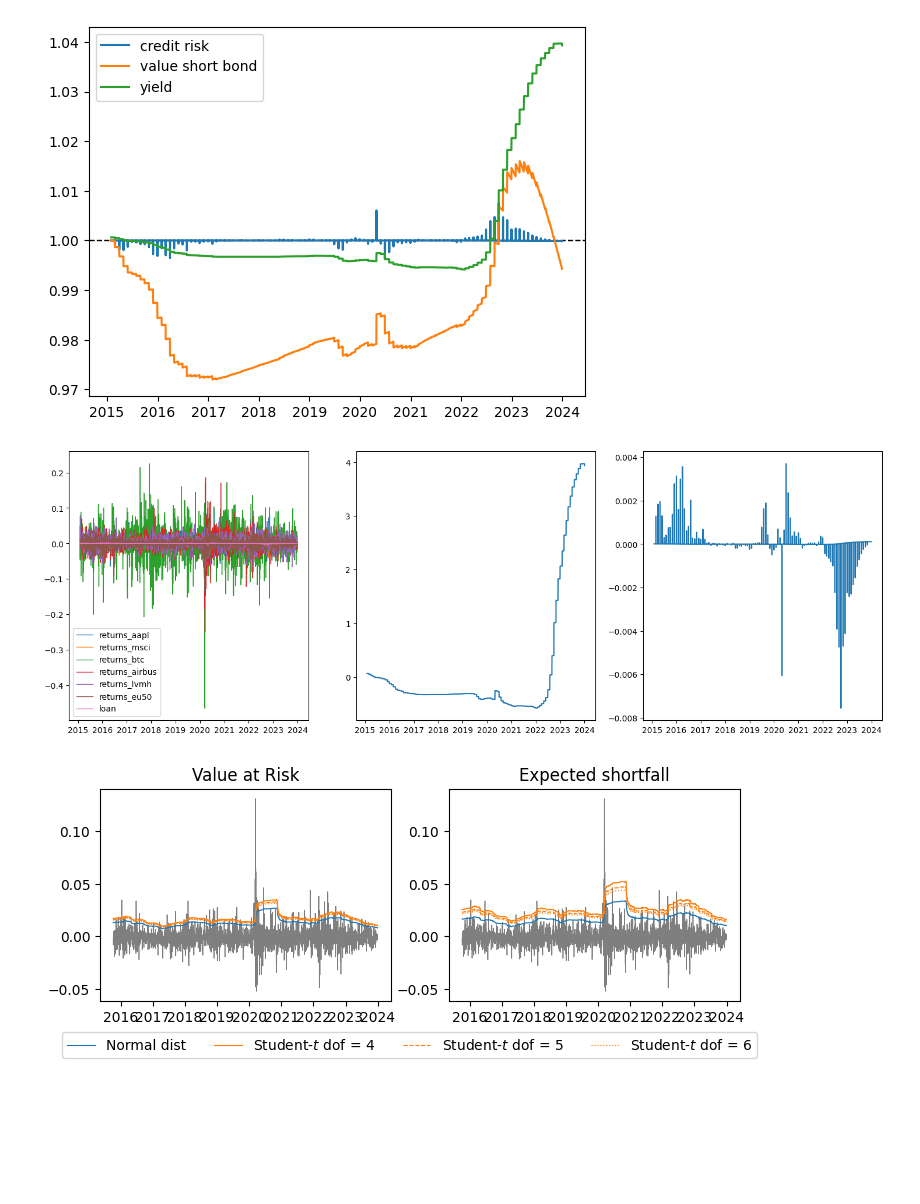
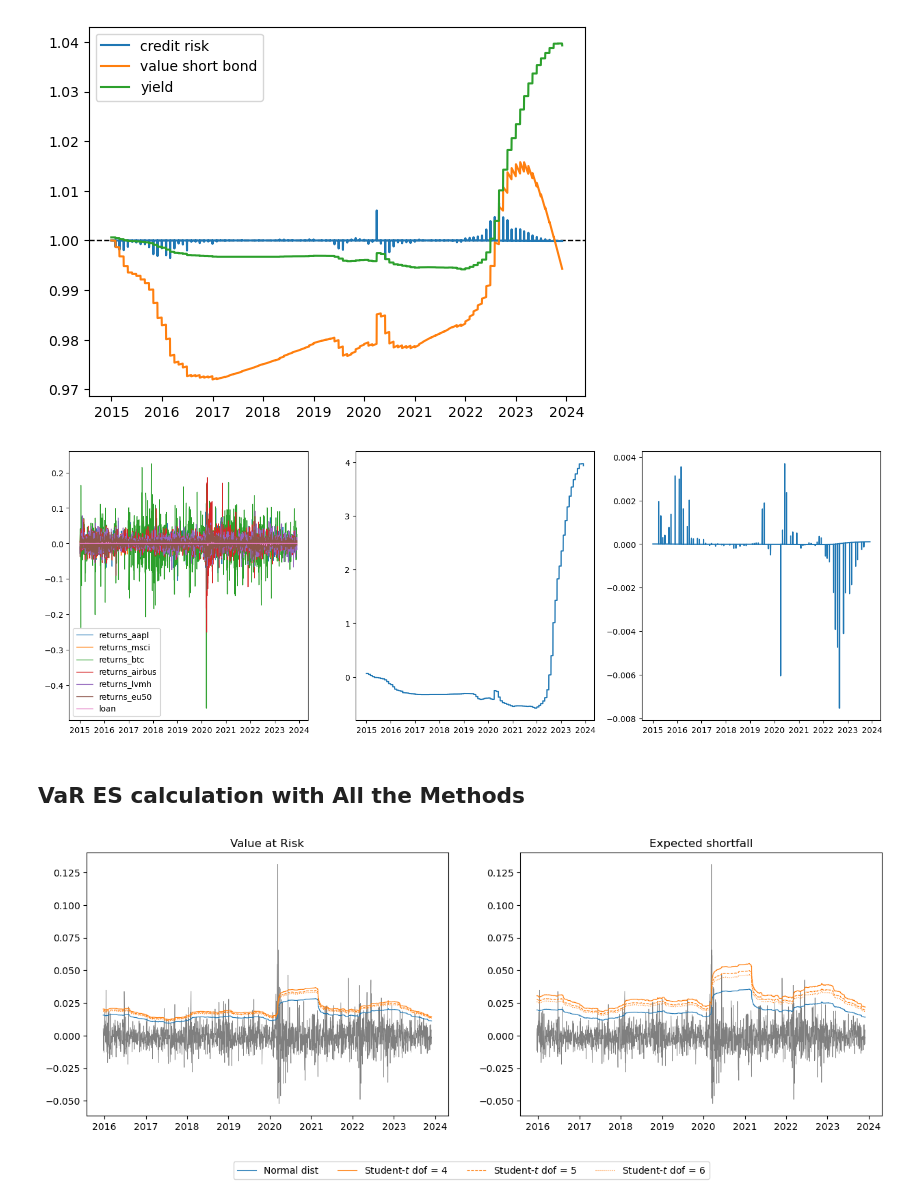
Before and after one commit to DaanZunnenberg/RiskFunctions, a Jupyter notebook: Assignment_1/Updated_version/QFRM_Assignment1.ipynb, the cells around one changed output. Drawn from its saved outputs; the diff is of its cells as text; code cells hidden in the pictures; blank space fills up the shorter version.

```diff
--- a/Assignment_1/Updated_version/QFRM_Assignment1.ipynb
+++ b/Assignment_1/Updated_version/QFRM_Assignment1.ipynb
@@ -19,24 +11,23 @@ from typing import Any, Callable
 # %%
 # Reading Log Returns for Each Asset and the Interest Rates for the Credit
 
-# STOCK DATA
+# Stock Data
 portfolio_df = pd.read_csv("_portfolio_returns.csv", index_col=["Date"], parse_dates = True).drop(columns=["EUR_USD"])
 loss_df = -portfolio_df
 
 # Reading Rates for Credit
 euribor = pd.read_csv("_EURIBOR_monthly_rates.csv", index_col=["Date"], parse_dates=True)
 euribor.index = euribor.index.to_period('M').to_timestamp()
-eb_index = euribor.index
 euribor = euribor.resample('1d').last().ffill()
-loan_position = (1 - (euribor / 100)) ** (1 / 365) - 1
+# loan_position = (1 - (euribor / 100)) ** (1 / 365) - 1
+# loss_df = pd.merge(loss_df, loan_position, left_index=True, right_index=True)
+# portfolio_df = pd.merge(portfolio_df, loan_position, left_index=True, right_index=True)
 
-loss_df = pd.merge(loss_df, loan_position, left_index=True, right_index=True)
-portfolio_df = pd.merge(portfolio_df, loan_position, left_index=True, right_index=True)
-
-PORTFOLIO_WEIGHTS= np.array([0.15, 0.2, 0.15, 0.15, 0.15, 0.2])    # If we short something we can get more cash to invest
+# Combining
+PORTFOLIO_WEIGHTS = np.array([0.15, 0.2, 0.15, 0.15, 0.15, 0.2])    # If we short something we can get more cash to invest
 PORTFOLIO_WEIGHTS = np.array((PORTFOLIO_WEIGHTS / (4 / 3)).tolist() + [.25])
 # %%
-def credit_risk(credit, slice = eb_index, short = True):
+def credit_risk(credit, short = True):
     """
     Function that calculates the loss at each time t of a loan
     """
@@ -57,5 +48,6 @@ def credit_risk(credit, slice = eb_index, short = True):
     loss = p * (y - (T - t) * x) * ((-1) ** short)
     val = np.exp(np.cumsum(loss))
     # Slice the data to only have the dates in which the credit changed and fo a resample with a forward fill
+    # slice = credit.index
     # .loc[slice].resample('1d').last().ffill()
     return loss, val
@@ -62,17 +56,16 @@ def credit_risk(credit, slice = eb_index, short = True):
 # %%
-credit = euribor
-loss, val = credit_risk(credit)
+loss, val = credit_risk(euribor)
+loss_df = pd.merge(loss_df, loss, left_index=True, right_index=True).rename(columns={"EURIBOR_3M": "loan"})
+portfolio_df = pd.merge(portfolio_df, -loss, left_index=True, right_index=True).rename(columns={"EURIBOR_3M": "loan"})
+
 plt.axhline(1, lw = 1, c = 'black', ls = '--')
 plt.plot(1 + loss, label = 'credit risk')
 plt.plot(val, label = 'value short bond')
-plt.plot(1 + credit / 100, label = 'yield')
+plt.plot(1 + euribor / 100, label = 'yield')
 plt.legend()
 plt.show()
 # %% [output]
-[figure, old version]
+[figure, new version]
-# %%
-loss_df['loan'] = loss
-portfolio_df['loan'] = -loss
 # %%
 fig, axs = plt.subplots(1,3, figsize = (18, 6))
 axs[0].plot(portfolio_df, label = portfolio_df.columns, lw = 1)
@@ -81,7 +74,9 @@ axs[2].plot(portfolio_df.loan)
 axs[0].legend()
 plt.show()
 # %% [output]
-[figure, old version]
+[figure, new version]
+# %% [markdown]
+## VaR ES calculation with All the Methods
 # %%
 from typing import Callable, Any
 
@@ -187,29 +182,29 @@ ES_HS_student6 = Var_Cov_ES(VaR_HS_student6.Vol, alpha = .95, dist = stats.t, df
 
 loss_df_sliced = loss_df[window_size:]
 # %%
-fig, axs = plt.subplots(1, 2, figsize = (8.2543, 8.2543 / 3))
+fig, axs = plt.subplots(1, 2, figsize = (15, 15 / 3))
 axs[1].set_title('Expected shortfall')
 axs[1].plot(PortRet(data = loss_df_sliced, weights = PORTFOLIO_WEIGHTS), lw = .5, c = 'black', alpha = .5)
 axs[1].plot(ES_HS_normal, label = 'Normal dist', lw = .8)
 axs[1].plot(ES_HS_student4, label = 'Student-$t$ dof = 4', c = 'C1', lw = .8)
 axs[1].plot(ES_HS_student5, label = 'Student-$t$ dof = 5', c = 'C1', ls = 'dashed', lw = .8)
 axs[1].plot(ES_HS_student6, label = 'Student-$t$ dof = 6', c = 'C1', ls = 'dotted', lw = .8)
 # axs[1].plot(portfolio_sliced.index, ES_data_GARCH, label = 'GARCH', c = 'C2', ls = '-', lw = .8)
 # axs[1].legend()
 
 axs[0].set_title('Value at Risk')
 axs[0].plot(PortRet(data = loss_df_sliced, weights = PORTFOLIO_WEIGHTS), lw = .5, c = 'black', alpha = .5)
 axs[0].plot(VaR_HS_normal.VaR, label = 'Normal dist', lw = .8)
 axs[0].plot(VaR_HS_student4.VaR, label = 'Student-$t$ dof = 4', c = 'C1', lw = .8)
 axs[0].plot(VaR_HS_student5.VaR, label = 'Student-$t$ dof = 5', c = 'C1', ls = 'dashed', lw = .8)
 axs[0].plot(VaR_HS_student6.VaR, label = 'Student-$t$ dof = 6', c = 'C1', ls = 'dotted', lw = .8)
 # axs[0].legend(bbox_to_anchor=(0.5, -.3), loc='center', ncol=5)
 lines_labels = [ax.get_legend_handles_labels() for ax in fig.axes][:1]
 lines, labels = [sum(lol, []) for lol in zip(*lines_labels)][:2]
 fig.legend(lines, labels, bbox_to_anchor=(0.5, -.05), loc='center', ncol=4)
 plt.show()
 # %% [output]
-[figure, old version]
+[figure, new version]
 # %%
 def Historic_Simulation(data: pd.DataFrame, window_size: int, port_weights: np.array, alpha: float, **kwargs) -> float:
     """
```
Also changed, not shown: parts of 18 cells of this notebook.
